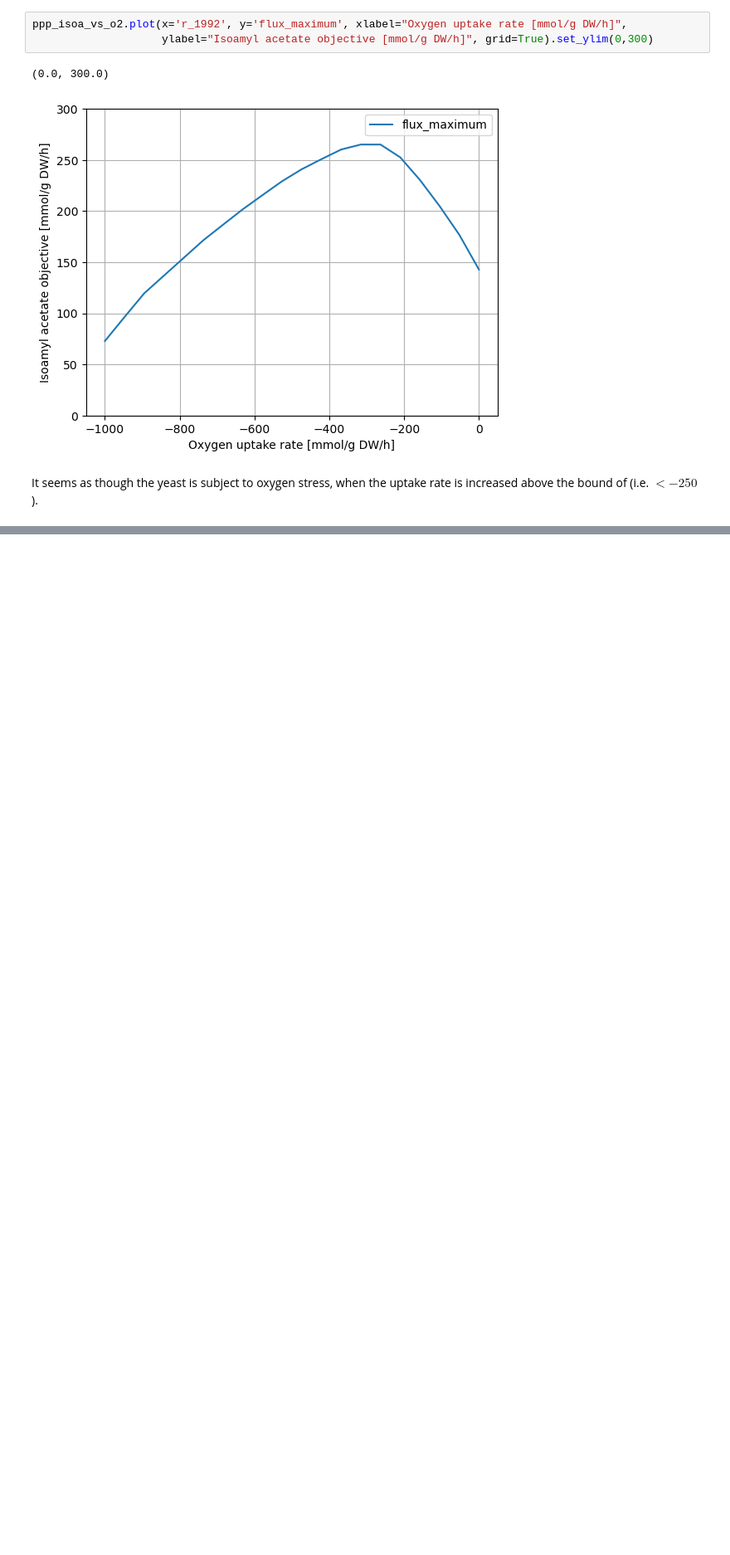
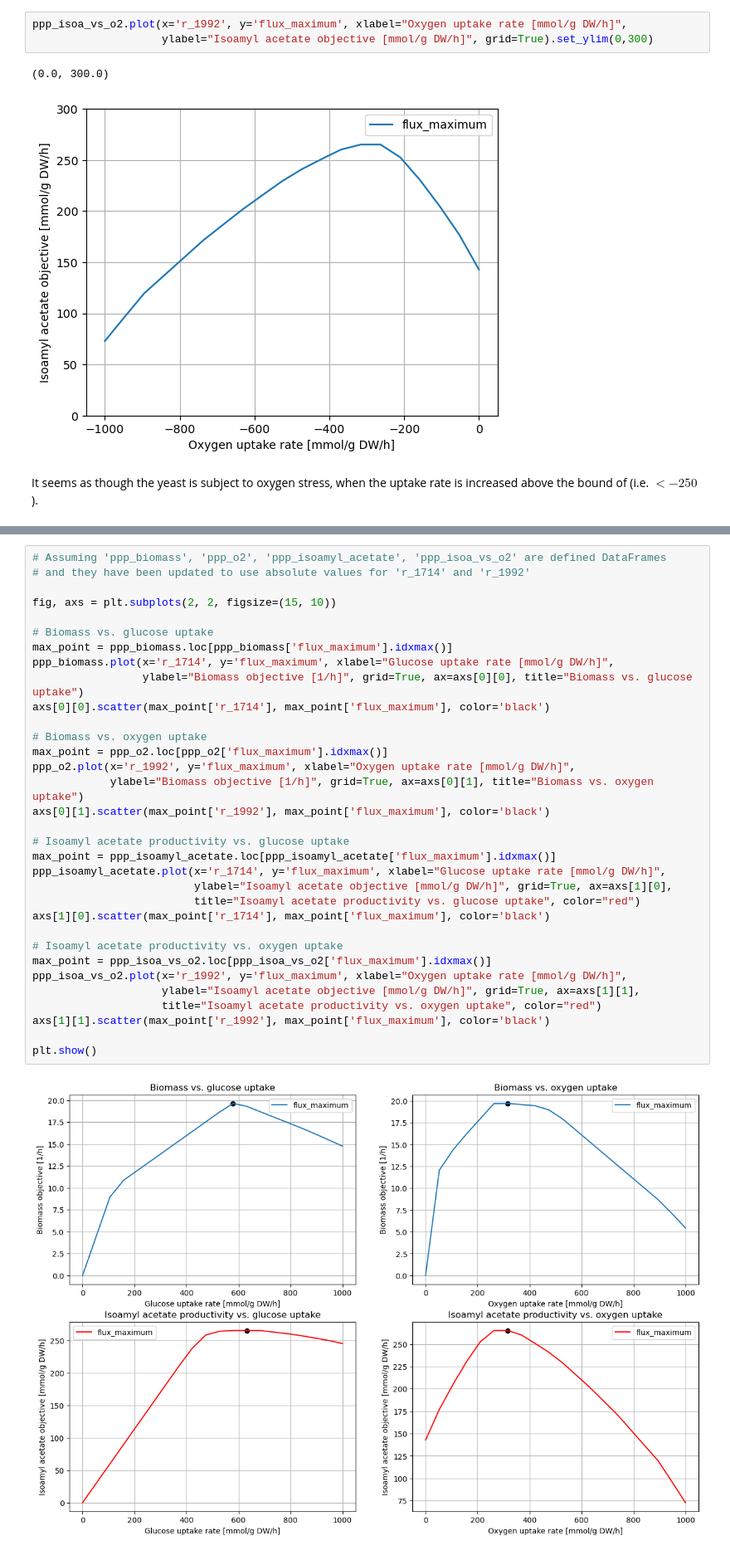
Before and after one commit to 27410/group-assingment-team11, a Jupyter notebook: 04_Phenotype_phase_plane.ipynb, the cells around one changed output, grey strips where cells are left out. Shown: that part at 83% size. Cells and saved outputs as stored; diff of their text form; blank space fills up the shorter version.

```diff
--- a/04_Phenotype_phase_plane.ipynb
+++ b/04_Phenotype_phase_plane.ipynb
@@ -192,0 +257,35 @@ ppp_isoa_vs_o2.plot(x='r_1992', y='flux_maximum', xlabel="Oxygen uptake rate [mm
+# %%
+# Assuming 'ppp_biomass', 'ppp_o2', 'ppp_isoamyl_acetate', 'ppp_isoa_vs_o2' are defined DataFrames
+# and they have been updated to use absolute values for 'r_1714' and 'r_1992'
+
+fig, axs = plt.subplots(2, 2, figsize=(15, 10))
+
+# Biomass vs. glucose uptake
+max_point = ppp_biomass.loc[ppp_biomass['flux_maximum'].idxmax()]
+ppp_biomass.plot(x='r_1714', y='flux_maximum', xlabel="Glucose uptake rate [mmol/g DW/h]",
+                 ylabel="Biomass objective [1/h]", grid=True, ax=axs[0][0], title="Biomass vs. glucose uptake")
+axs[0][0].scatter(max_point['r_1714'], max_point['flux_maximum'], color='black')
+
+# Biomass vs. oxygen uptake
+max_point = ppp_o2.loc[ppp_o2['flux_maximum'].idxmax()]
+ppp_o2.plot(x='r_1992', y='flux_maximum', xlabel="Oxygen uptake rate [mmol/g DW/h]",
+            ylabel="Biomass objective [1/h]", grid=True, ax=axs[0][1], title="Biomass vs. oxygen uptake")
+axs[0][1].scatter(max_point['r_1992'], max_point['flux_maximum'], color='black')
+
+# Isoamyl acetate productivity vs. glucose uptake
+max_point = ppp_isoamyl_acetate.loc[ppp_isoamyl_acetate['flux_maximum'].idxmax()]
+ppp_isoamyl_acetate.plot(x='r_1714', y='flux_maximum', xlabel="Glucose uptake rate [mmol/g DW/h]",
+                         ylabel="Isoamyl acetate objective [mmol/g DW/h]", grid=True, ax=axs[1][0],
+                         title="Isoamyl acetate productivity vs. glucose uptake", color="red")
+axs[1][0].scatter(max_point['r_1714'], max_point['flux_maximum'], color='black')
+
+# Isoamyl acetate productivity vs. oxygen uptake
+max_point = ppp_isoa_vs_o2.loc[ppp_isoa_vs_o2['flux_maximum'].idxmax()]
+ppp_isoa_vs_o2.plot(x='r_1992', y='flux_maximum', xlabel="Oxygen uptake rate [mmol/g DW/h]",
+                    ylabel="Isoamyl acetate objective [mmol/g DW/h]", grid=True, ax=axs[1][1],
+                    title="Isoamyl acetate productivity vs. oxygen uptake", color="red")
+axs[1][1].scatter(max_point['r_1992'], max_point['flux_maximum'], color='black')
+
+plt.show()
+# %% [output]
+[figure, added]
```
Also changed, not shown: parts of 6 cells of this notebook, 2 other files.
